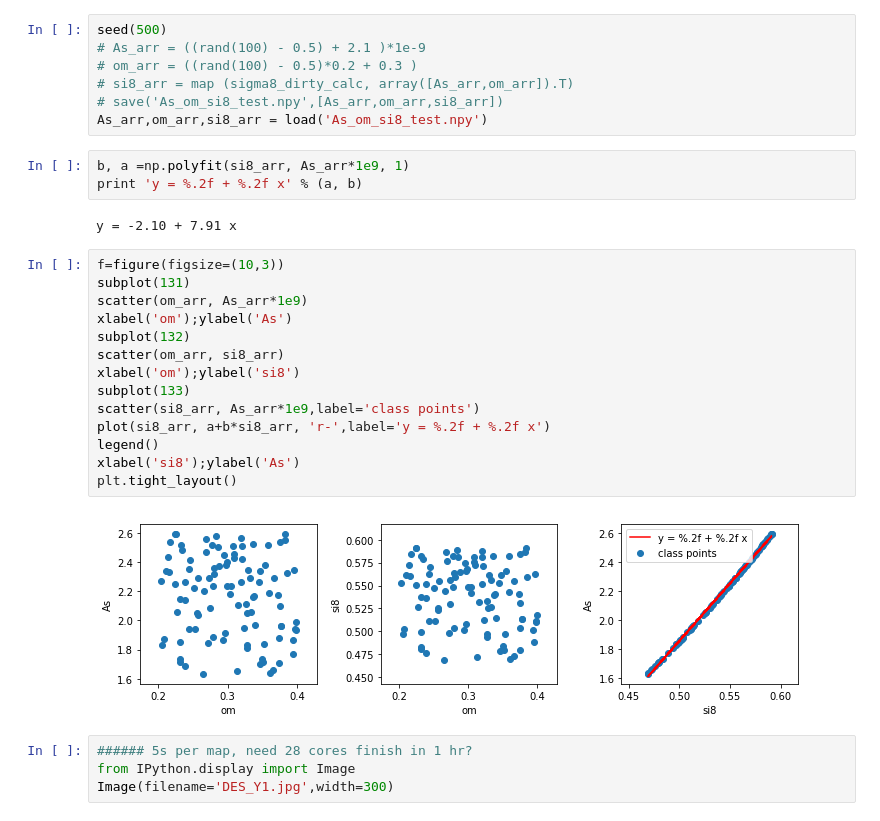
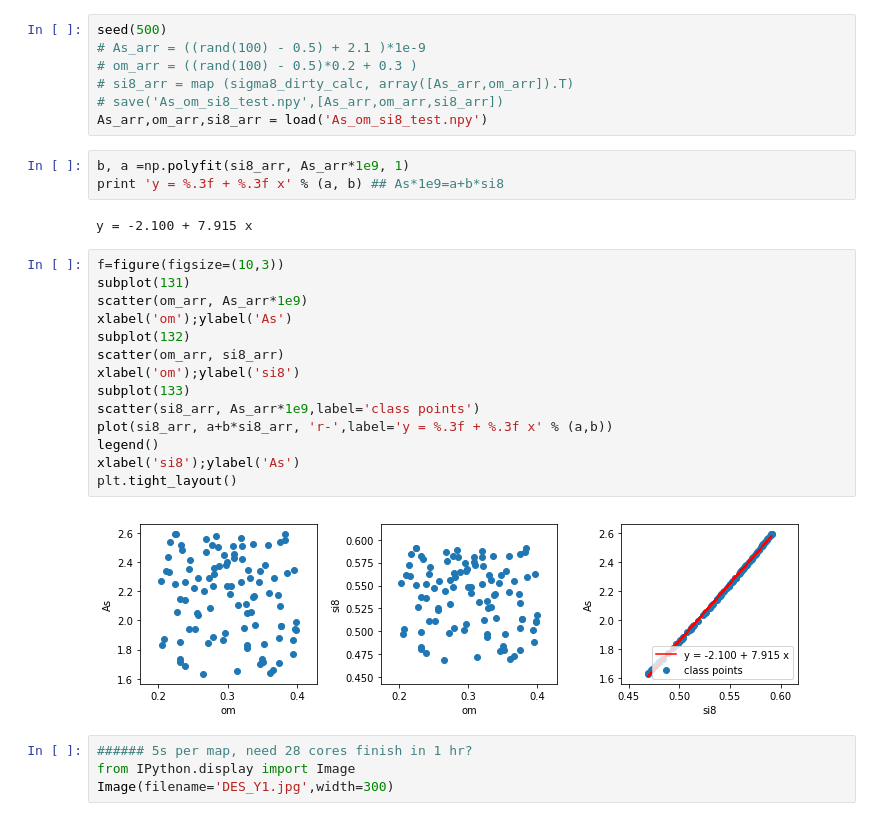
Before and after one commit to liuxx479/Outlier, a Jupyter notebook: GRF.ipynb, the cells around one changed output. Cells and saved outputs as stored; diff of their text form.

```diff
--- a/GRF.ipynb
+++ b/GRF.ipynb
@@ -110,25 +105,25 @@ seed(500)
 As_arr,om_arr,si8_arr = load('As_om_si8_test.npy')
 # %%
 b, a =np.polyfit(si8_arr, As_arr*1e9, 1)
-print 'y = %.2f + %.2f x' % (a, b)
+print 'y = %.3f + %.3f x' % (a, b) ## As*1e9=a+b*si8
 # %% [output]
-y = -2.10 + 7.91 x
+y = -2.100 + 7.915 x
 # %%
 f=figure(figsize=(10,3))
 subplot(131)
 scatter(om_arr, As_arr*1e9)
 xlabel('om');ylabel('As')
 subplot(132)
 scatter(om_arr, si8_arr)
 xlabel('om');ylabel('si8')
 subplot(133)
 scatter(si8_arr, As_arr*1e9,label='class points')
-plot(si8_arr, a+b*si8_arr, 'r-',label='y = %.2f + %.2f x')
+plot(si8_arr, a+b*si8_arr, 'r-',label='y = %.3f + %.3f x' % (a,b))
 legend()
 xlabel('si8');ylabel('As')
 plt.tight_layout()
 # %% [output]
-[figure, old version]
+[figure, new version]
 # %%
 ###### 5s per map, need 28 cores finish in 1 hr?
 from IPython.display import Image
```
Also changed, not shown: parts of 8 cells of this notebook.
